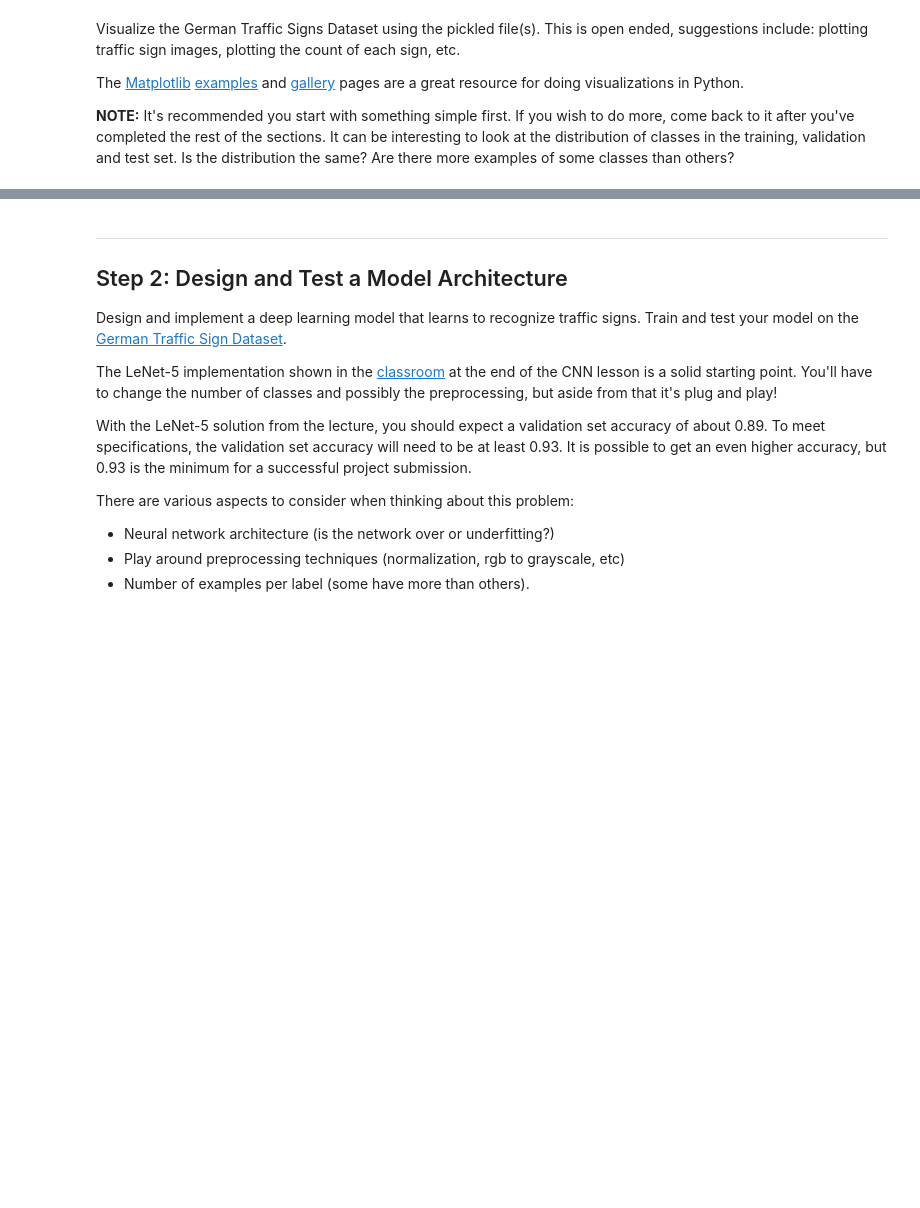
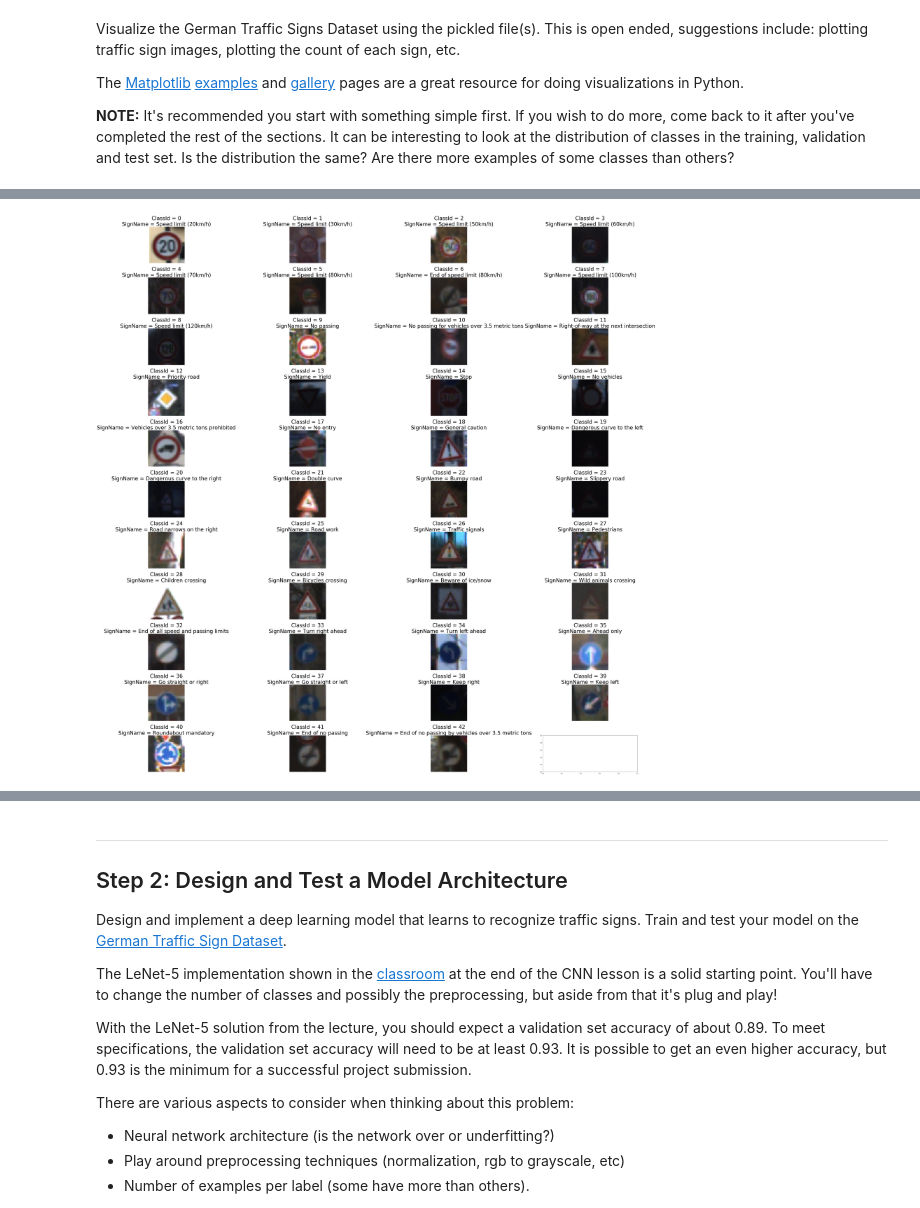
Before and after one commit to guoquheweilai/CarND-Term1-P2-Traffic-Sign-Classifier-Project, a Jupyter notebook: Traffic_Sign_Classifier.ipynb, the cells around one changed output, grey strips where cells are left out. Drawn from its saved outputs; the diff is of its cells as text; code cells hidden in the pictures; blank space fills up the shorter version.

```diff
--- a/Traffic_Sign_Classifier.ipynb
+++ b/Traffic_Sign_Classifier.ipynb
@@ -118,0 +119,37 @@ for n in range(5):
+# %%
+# Create a dictionary from given spreadsheet
+with open('./signnames.csv', 'r') as csv_sign:
+    dict_sign = dict( l.strip().split(',') for l in csv_sign.readlines()[1:])
+# %%
+# Create a 43-elements 1D array, containing the counts for each sign
+
+def preprocess_visualize( y_data ):
+    ary_counts = np.zeros(43)
+    ary_first_img = np.zeros(43, dtype = int)
+    for idx, class_id in enumerate( y_data ):
+        # Increase count for each sign
+        ary_counts[class_id] += 1
+        # If this is the first image, update the index number in the array
+        if (1 == ary_counts[class_id]):
+            ary_first_img[class_id] = idx
+    return ary_counts, ary_first_img
+
+X_train_counts, y_train_first_img = preprocess_visualize( y_train )
+X_valid_counts, y_valid_first_img = preprocess_visualize( y_valid )
+X_test_counts, y_test_first_img = preprocess_visualize( y_test )
+# %%
+# Plot the fist image of each sign in the training dataset
+
+# Define plot
+fig, subplot = plt.subplots(11, 4, figsize=(60, 60))
+subplot = subplot.ravel()
+
+for n in range(n_classes):
+    subplot[n].set_title('ClassId = {0}\nSignName = {1}'.format( n, dict_sign[ str(n) ]), fontsize = 40)
+    subplot[n].imshow(X_train[y_train_first_img[n],:,:,:])
+    subplot[n].axis('off')
+
+# Refresh the layout
+fig.tight_layout()
+# %% [output]
+[figure, added]
```
Also changed, not shown: parts of 13 cells of this notebook, 1 other file.
